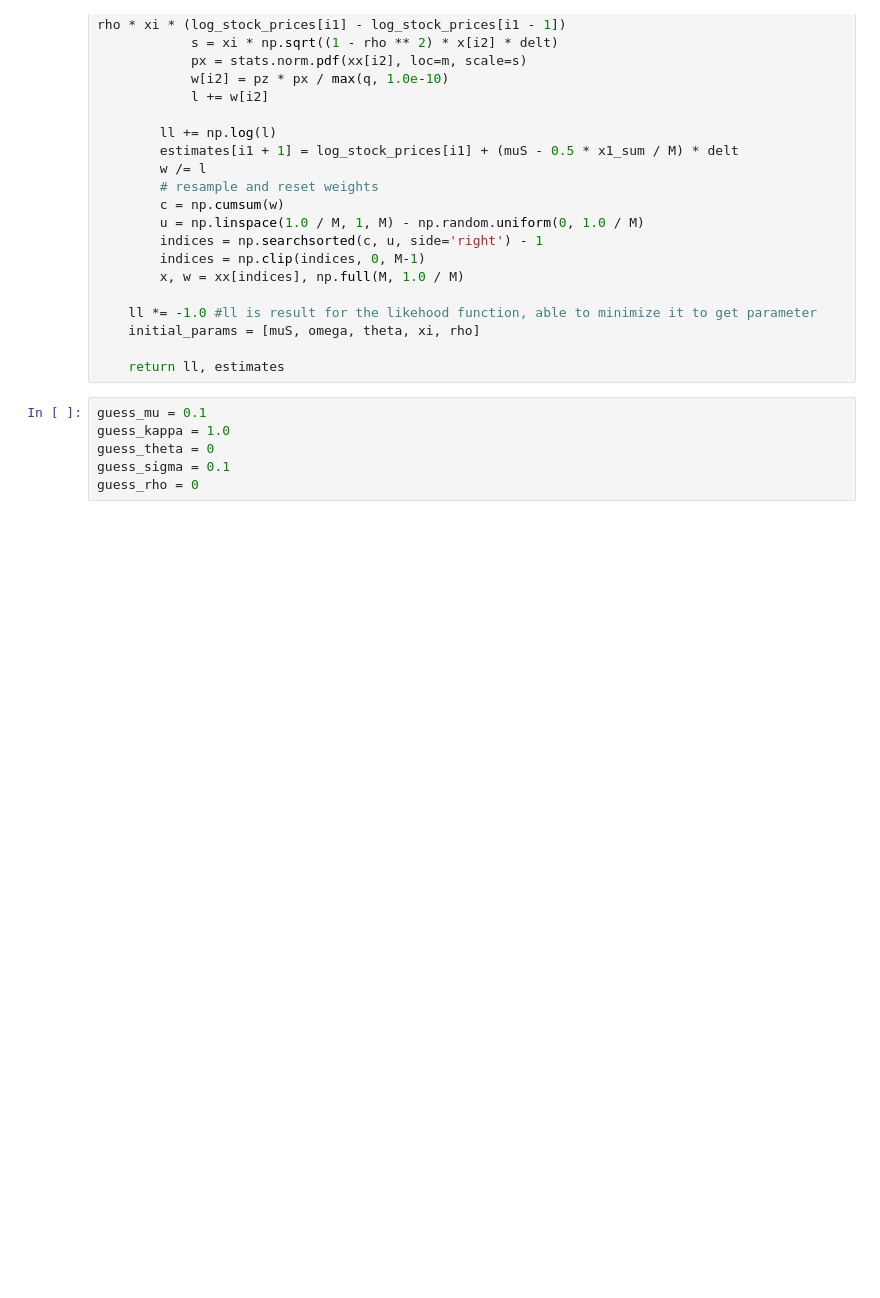
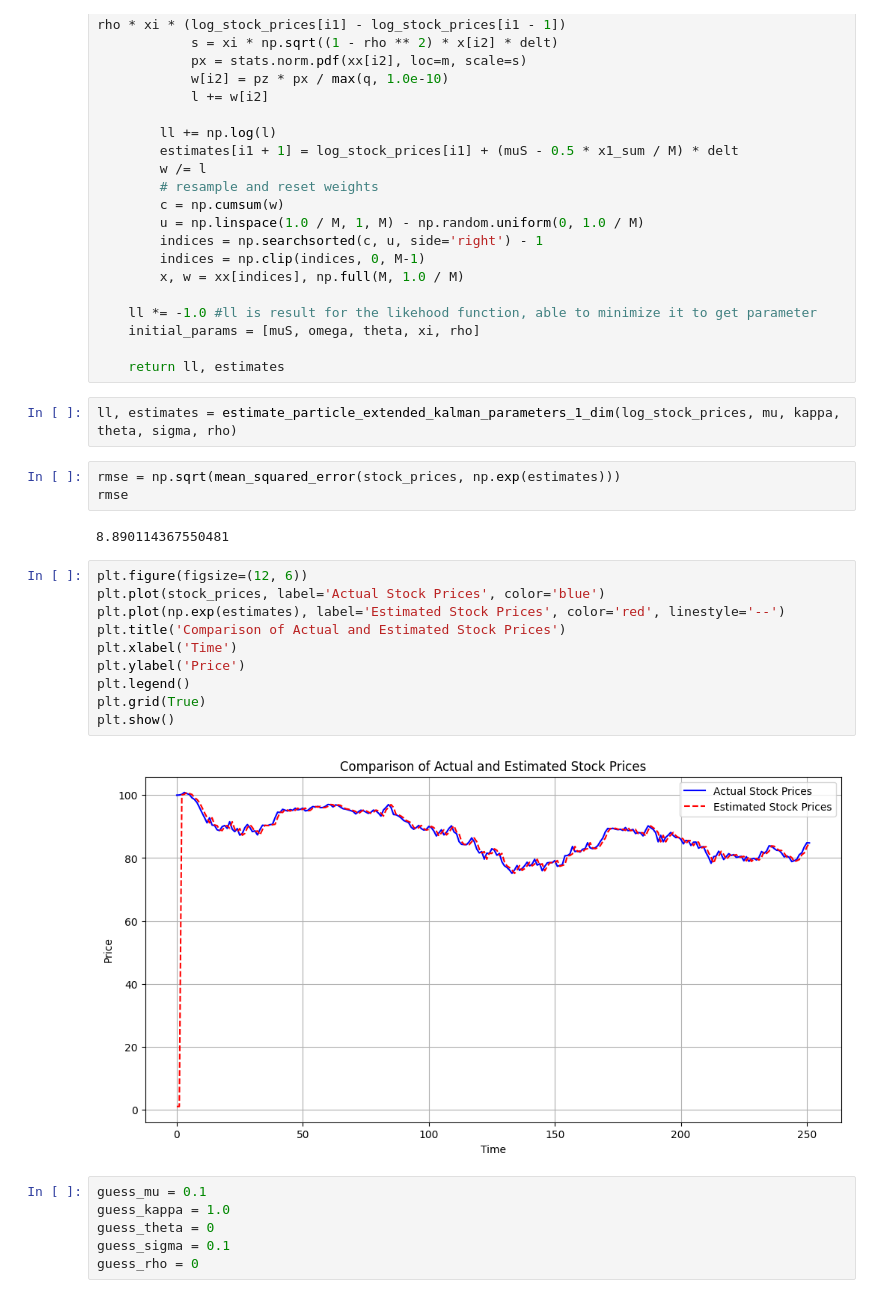
Before and after one commit to bao021600/Application-of-Kalman-Filter-in-Stochastic-Differentional-Equations, a Jupyter notebook: Filtering_Heston.ipynb, the cells around one changed output. Drawn from its saved outputs; the diff is of its cells as text; blank space fills up the shorter version.

```diff
--- a/Filtering_Heston.ipynb
+++ b/Filtering_Heston.ipynb
@@ -209,6 +209,25 @@ def estimate_particle_extended_kalman_parameters_1_dim(log_stock_prices, muS, om
     initial_params = [muS, omega, theta, xi, rho]
 
     return ll, estimates
+# %%
+ll, estimates = estimate_particle_extended_kalman_parameters_1_dim(log_stock_prices, mu, kappa, theta, sigma, rho)
+# %%
+rmse = np.sqrt(mean_squared_error(stock_prices, np.exp(estimates)))
+rmse
+# %% [output]
+8.890114367550481
+# %%
+plt.figure(figsize=(12, 6))
+plt.plot(stock_prices, label='Actual Stock Prices', color='blue')
+plt.plot(np.exp(estimates), label='Estimated Stock Prices', color='red', linestyle='--')
+plt.title('Comparison of Actual and Estimated Stock Prices')
+plt.xlabel('Time')
+plt.ylabel('Price')
+plt.legend()
+plt.grid(True)
+plt.show()
+# %% [output]
+[figure, added]
 # %%
 guess_mu = 0.1
 guess_kappa = 1.0
```
Also changed, not shown: parts of 24 cells of this notebook.
